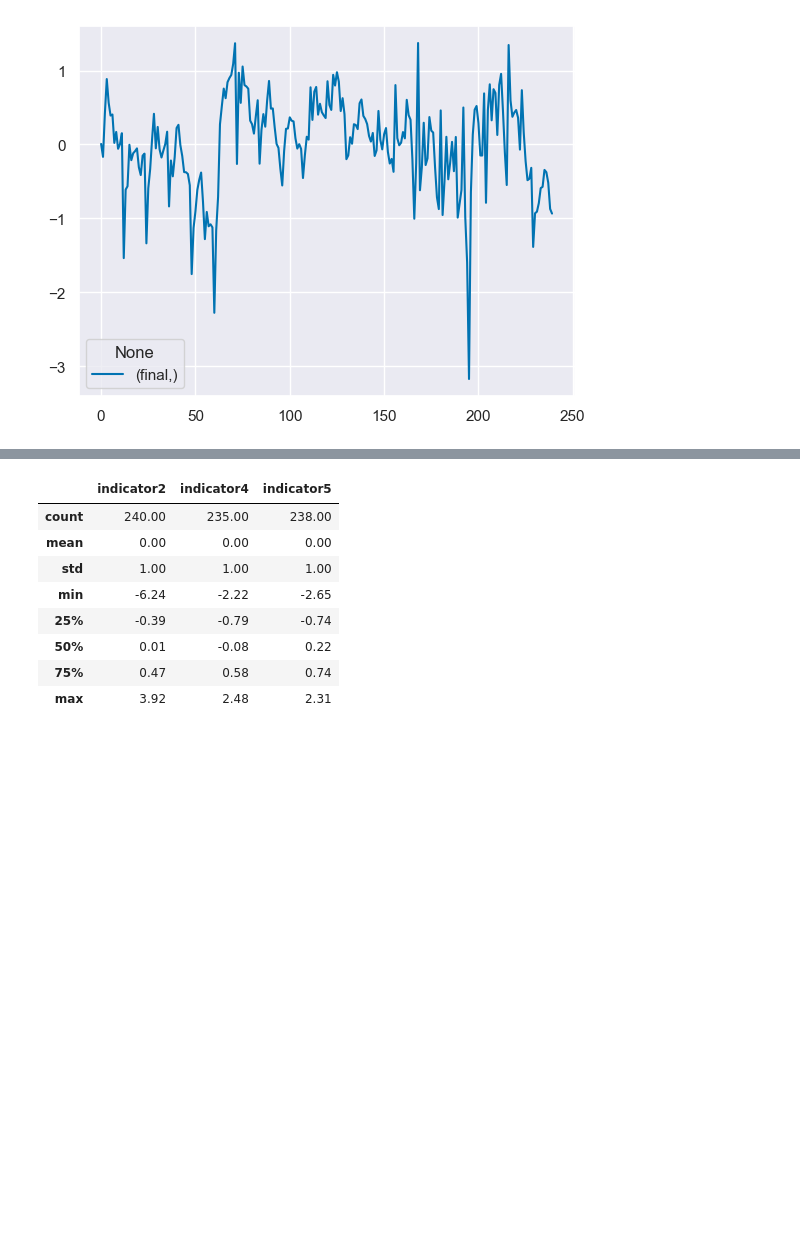
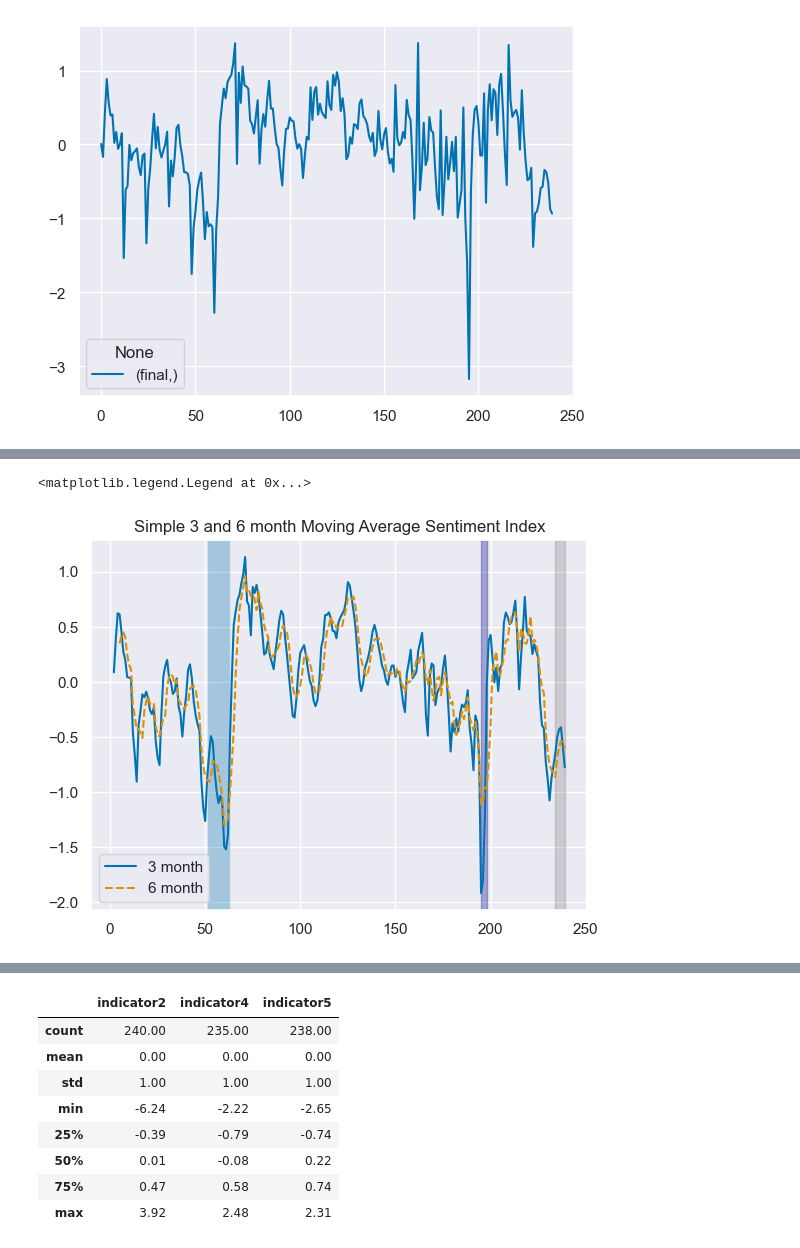
Before and after one commit to aycannon/diss, a Jupyter notebook: Compiled Indicator.ipynb, the cells around one changed output, grey strips where cells are left out. Cells and saved outputs as stored; diff of their text form; code cells hidden in the pictures; blank space fills up the shorter version.

```diff
--- a/Compiled Indicator.ipynb
+++ b/Compiled Indicator.ipynb
@@ -163,0 +164,14 @@ plt.show()
+# %%
+
+sma3 = std_SI['final'].rolling(3).mean()
+sma6 = std_SI['final'].rolling(6).mean()
+plt.plot(sma3, label = '3 month')
+plt.plot(sma6, label = '6 month', linestyle = 'dashed')
+plt.axvspan(51, 63, alpha = 0.3)
+plt.axvspan(195, 198, alpha = 0.3, color = 'darkblue')
+plt.axvspan(234, 239, alpha = 0.3, color = 'grey')
+plt.title('Simple 3 and 6 month Moving Average Sentiment Index')
+plt.legend(loc = 'lower left')
+# %% [output]
+<matplotlib.legend.Legend at 0x...>
+[figure, added]
```
Also changed, not shown: parts of 2 cells of this notebook, 1 other file.
